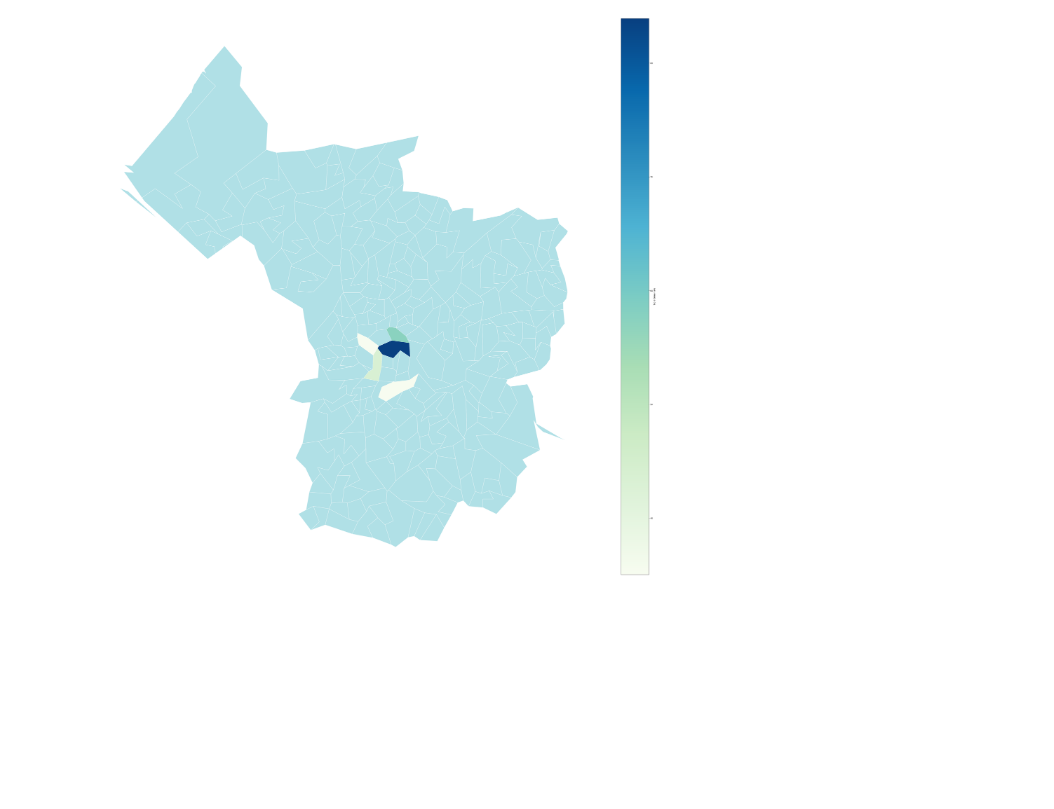
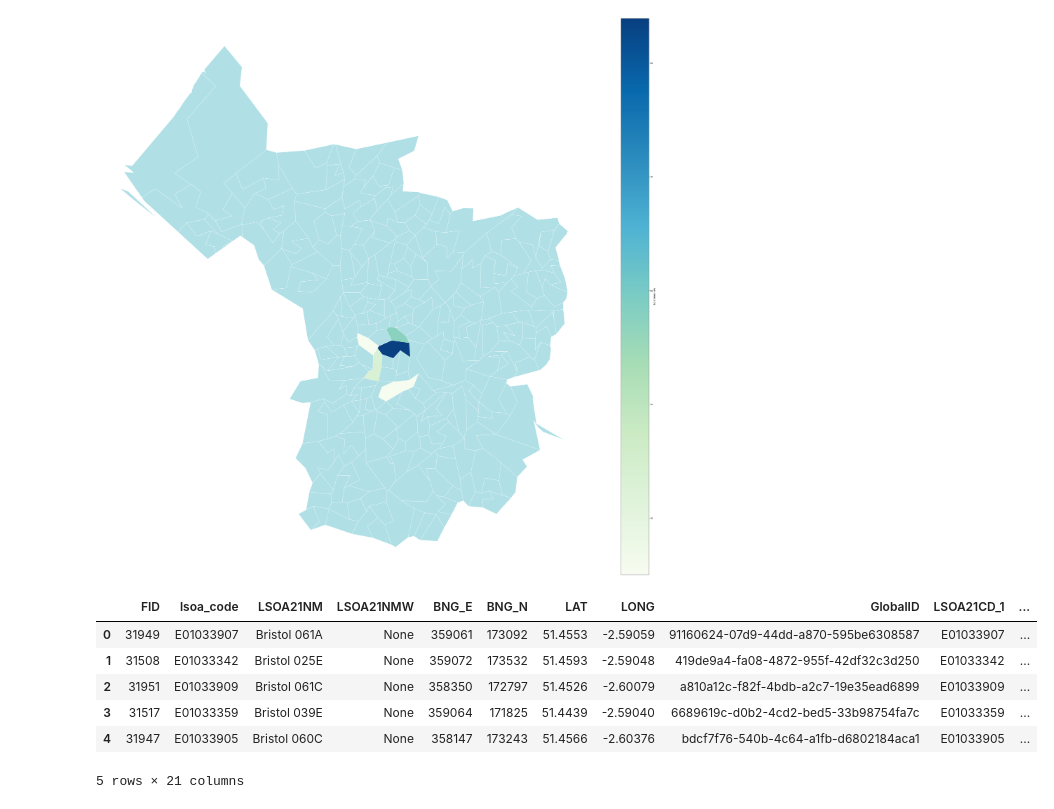
Before and after one commit to raven-172/-Analytics--Criminal-status-in-UK, a Jupyter notebook: 2.ipynb, the cells around one changed output. Cells and saved outputs as stored; diff of their text form; code cells hidden in the pictures; blank space fills up the shorter version.

```diff
--- a/2.ipynb
+++ b/2.ipynb
@@ -424,3 +424,15 @@ top_5.plot(column='avg_crime_rate', cmap='GnBu', legend=True, ax=ax,
 ax.set_axis_off()
 # %% [output]
 [figure]
+# %%
+ldf = top_5.merge(df1[['lsoa_code', 'crime_growth']], on='lsoa_code')
+ldf = ldf.merge(df3[['lsoa_code', 'crime_type']], on='lsoa_code')
+ldf.head()
+# %% [output]
+|  | FID | lsoa_code | LSOA21NM | LSOA21NMW | BNG_E | BNG_N | LAT | LONG | GlobalID | LSOA21CD_1 | ... |
+| 0 | 31949 | E01033907 | Bristol 061A | None | 359061 | 173092 | 51.4553 | -2.59059 | 91160624-07d9-44dd-a870-595be6308587 | E01033907 | ... |
+| 1 | 31508 | E01033342 | Bristol 025E | None | 359072 | 173532 | 51.4593 | -2.59048 | 419de9a4-fa08-4872-955f-42df32c3d250 | E01033342 | ... |
+| 2 | 31951 | E01033909 | Bristol 061C | None | 358350 | 172797 | 51.4526 | -2.60079 | a810a12c-f82f-4bdb-a2c7-19e35ead6899 | E01033909 | ... |
+| 3 | 31517 | E01033359 | Bristol 039E | None | 359064 | 171825 | 51.4439 | -2.59040 | 6689619c-d0b2-4cd2-bed5-33b98754fa7c | E01033359 | ... |
+| 4 | 31947 | E01033905 | Bristol 060C | None | 358147 | 173243 | 51.4566 | -2.60376 | bdcf7f76-540b-4c64-a1fb-d6802184aca1 | E01033905 | ... |
+5 rows × 21 columns
```
Also changed, not shown: parts of 2 cells of this notebook.
